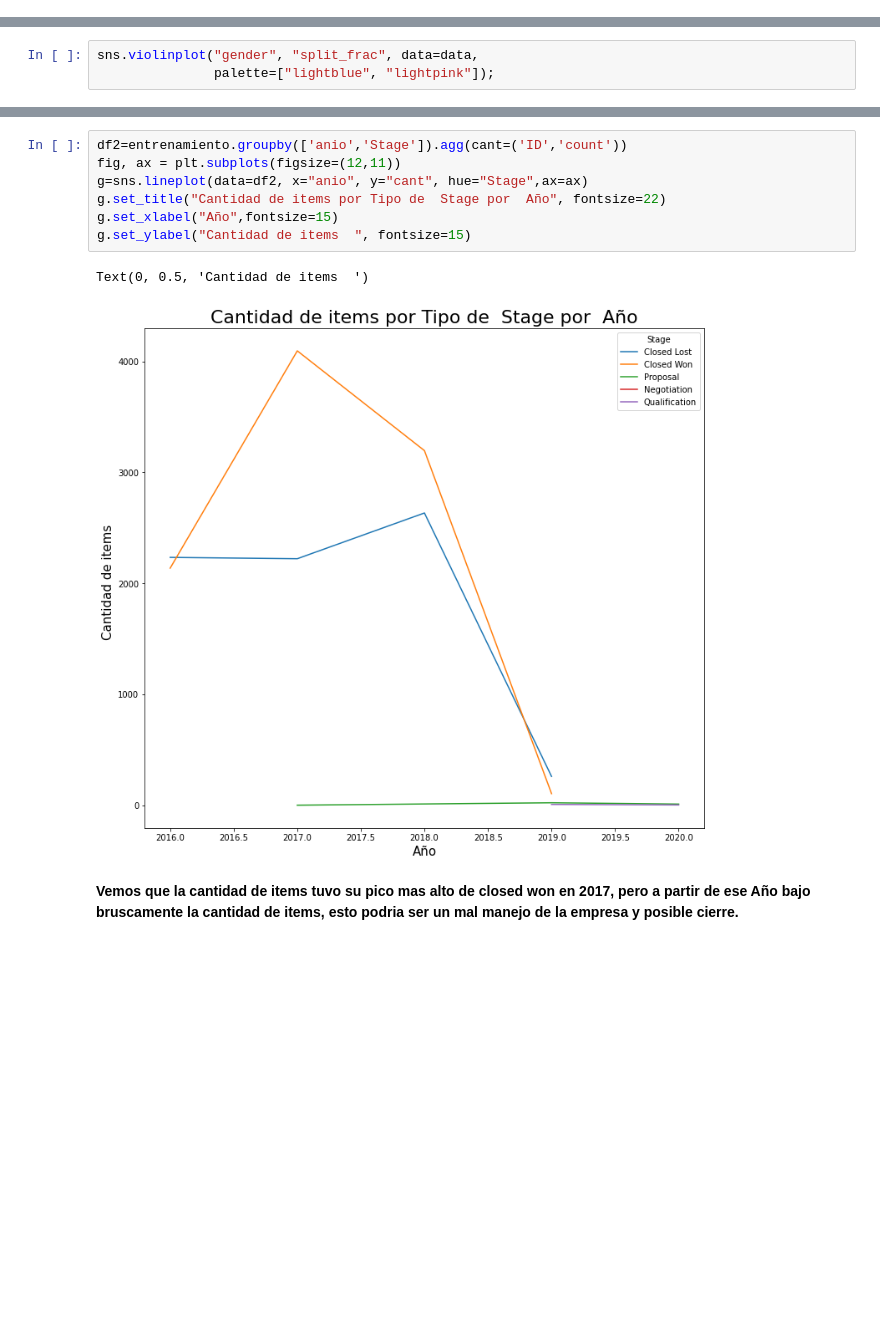
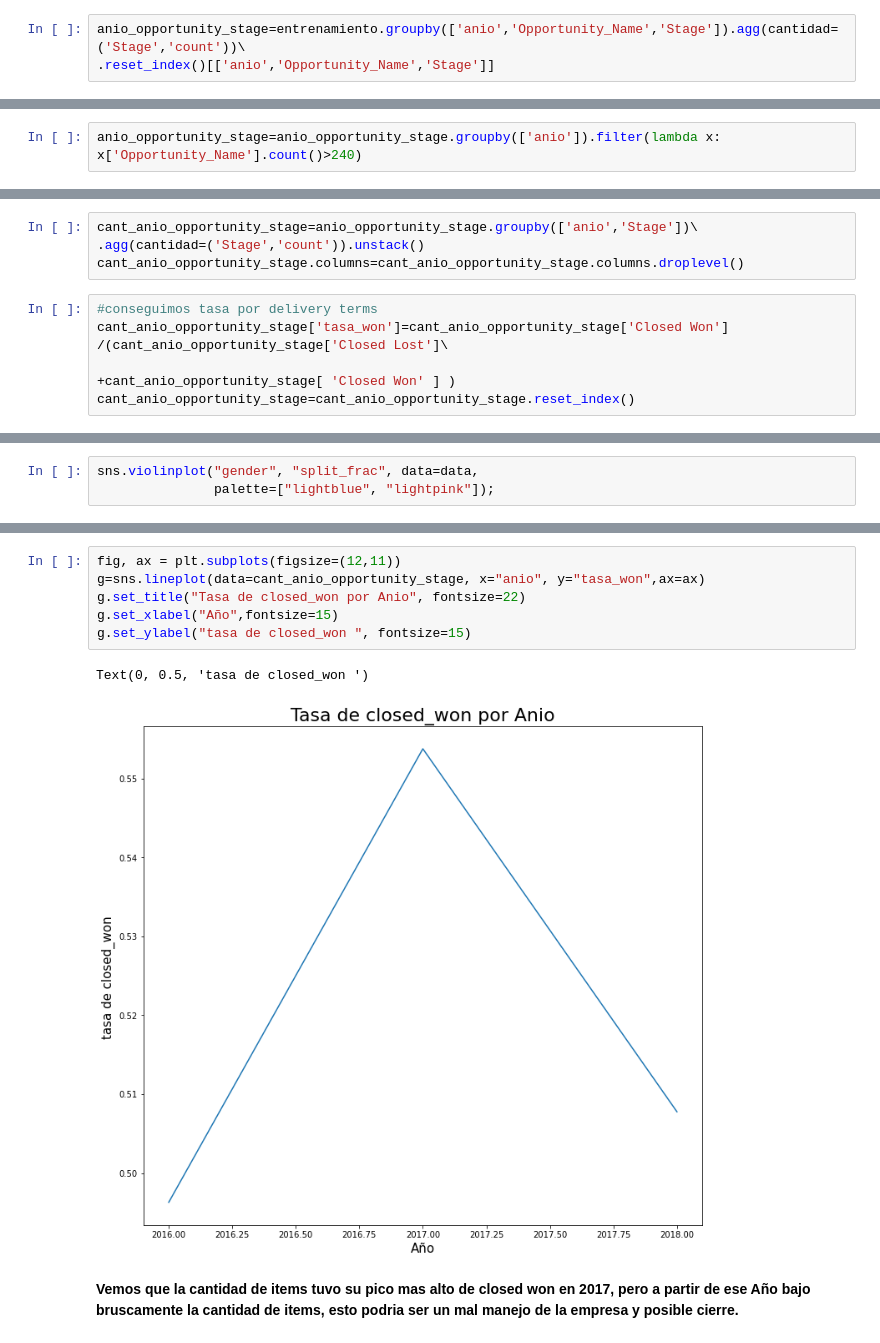
Before and after one commit to joaquinparodi/TP-DATOS, a Jupyter notebook: tp1orga.ipynb, the cells around one changed output, grey strips where cells are left out. Saved outputs shown, nothing was run; the diff lists cells and outputs as text; blank space fills up the shorter version.

```diff
--- a/tp1orga.ipynb
+++ b/tp1orga.ipynb
@@ -195,0 +320,3 @@ Text(0, 0.5, 'Cantidad de oportunidades por stage')
+# %%
+anio_opportunity_stage=entrenamiento.groupby(['anio','Opportunity_Name','Stage']).agg(cantidad=('Stage','count'))\
+.reset_index()[['anio','Opportunity_Name','Stage']]
@@ -195,0 +349,2 @@ Text(0, 0.5, 'Cantidad de oportunidades por stage')
+# %%
+anio_opportunity_stage=anio_opportunity_stage.groupby(['anio']).filter(lambda x: x['Opportunity_Name'].count()>240)
@@ -195,0 +357,9 @@ Text(0, 0.5, 'Cantidad de oportunidades por stage')
+# %%
+cant_anio_opportunity_stage=anio_opportunity_stage.groupby(['anio','Stage'])\
+.agg(cantidad=('Stage','count')).unstack()
+cant_anio_opportunity_stage.columns=cant_anio_opportunity_stage.columns.droplevel()
+# %%
+#conseguimos tasa por delivery terms
+cant_anio_opportunity_stage['tasa_won']=cant_anio_opportunity_stage['Closed Won'] /(cant_anio_opportunity_stage['Closed Lost']\
+                                                                                        +cant_anio_opportunity_stage[ 'Closed Won' ] )
+cant_anio_opportunity_stage=cant_anio_opportunity_stage.reset_index()
@@ -199,13 +396,12 @@ sns.violinplot("gender", "split_frac", data=data,
 # %%
-df2=entrenamiento.groupby(['anio','Stage']).agg(cant=('ID','count'))
 fig, ax = plt.subplots(figsize=(12,11))
-g=sns.lineplot(data=df2, x="anio", y="cant", hue="Stage",ax=ax)
-g.set_title("Cantidad de items por Tipo de  Stage por  Año", fontsize=22)
+g=sns.lineplot(data=cant_anio_opportunity_stage, x="anio", y="tasa_won",ax=ax)
+g.set_title("Tasa de closed_won por Anio", fontsize=22)
 g.set_xlabel("Año",fontsize=15)
-g.set_ylabel("Cantidad de items  ", fontsize=15)
+g.set_ylabel("tasa de closed_won ", fontsize=15)
 # %% [output]
-Text(0, 0.5, 'Cantidad de items  ')
+Text(0, 0.5, 'tasa de closed_won ')
-[figure, old version]
+[figure, new version]
 # %% [markdown]
 **Vemos que la cantidad de items tuvo su pico mas alto de closed won en  2017, pero a partir de ese Año bajo bruscamente la cantidad de items, esto podria ser un mal manejo de la empresa y posible cierre.**
 # %% [markdown]
```
Also changed, not shown: parts of 31 cells of this notebook.
